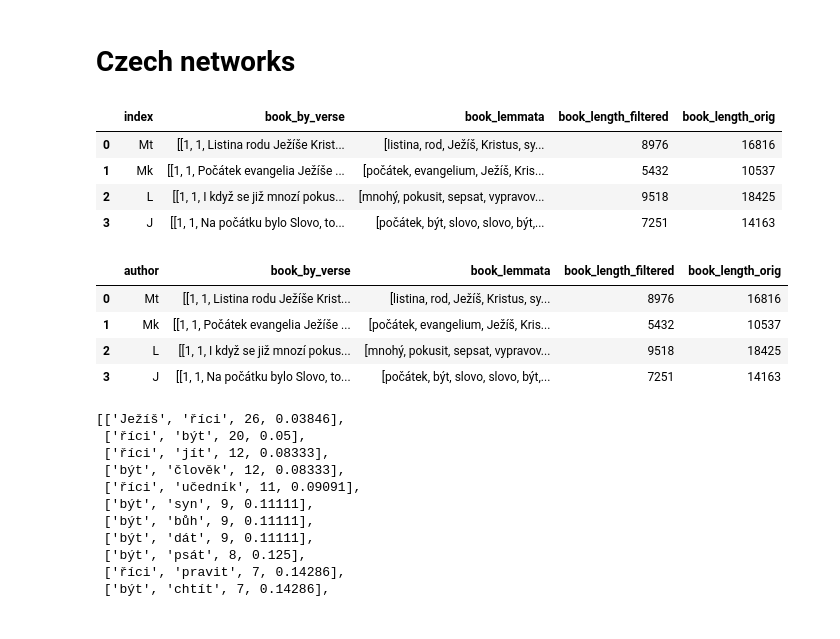
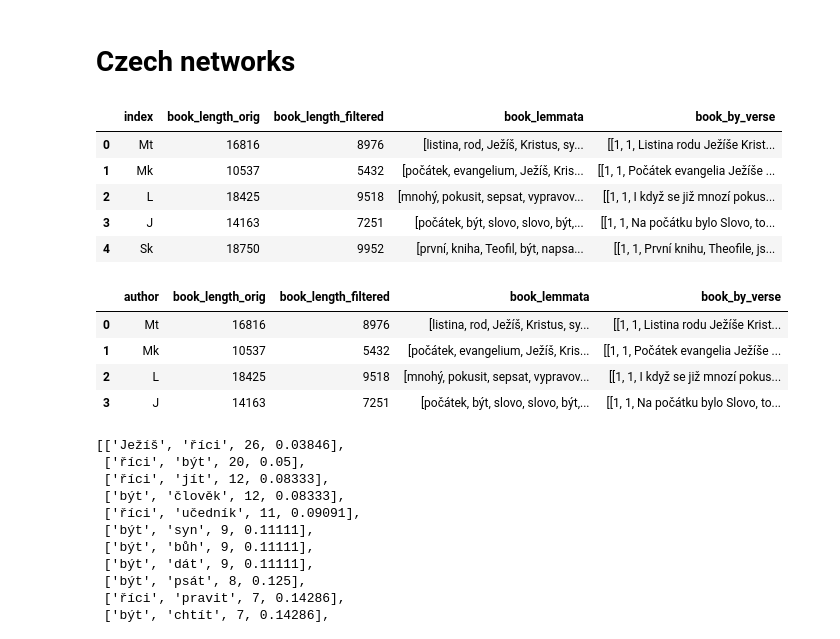
Before and after one commit to kasev/distancni-cteni, a Jupyter notebook: distancni-cteni.ipynb, the cells around one changed output. Cells and saved outputs as stored; diff of their text form; code cells hidden in the pictures.

Commit message:
final data d

```diff
--- a/distancni-cteni.ipynb
+++ b/distancni-cteni.ipynb
@@ -1046,30 +949,31 @@ def configure_plotly_browser_state():
 # for convenience, you can simply start here
 
 ### upload the data in the json/dict format
-with open(gdrive_root + 'data/nt_data_json.json', 'r') as json_file:
-  nt_data = json.loads(json_file.read())
+### use "read_file()" function from sddk package to read preprocessed data back into our environment
+nt_data = sddk.read_file("https://sciencedata.dk/shared/d58d13b674881c9b7ca8ba3dff25c51d?download", "dict")
 
 evangelia = ["Mt", "Mk", "L", "J"]
 # %%
 ### after recent changes, it is more meaningful to turn to dataframe here
 
 nt_data = pd.DataFrame(nt_data).T.reset_index()
-nt_data.r(4)
+nt_data.head(5)
 # %% [output]
-|  | index | book_by_verse | book_lemmata | book_length_filtered | book_length_orig |
-| 0 | Mt | [[1, 1, Listina rodu Ježíše Krist... | [listina, rod, Ježíš, Kristus, sy... | 8976 | 16816 |
-| 1 | Mk | [[1, 1, Počátek evangelia Ježíše ... | [počátek, evangelium, Ježíš, Kris... | 5432 | 10537 |
-| 2 | L | [[1, 1, I když se již mnozí pokus... | [mnohý, pokusit, sepsat, vypravov... | 9518 | 18425 |
-| 3 | J | [[1, 1, Na počátku bylo Slovo, to... | [počátek, být, slovo, slovo, být,... | 7251 | 14163 |
+|  | index | book_length_orig | book_length_filtered | book_lemmata | book_by_verse |
+| 0 | Mt | 16816 | 8976 | [listina, rod, Ježíš, Kristus, sy... | [[1, 1, Listina rodu Ježíše Krist... |
+| 1 | Mk | 10537 | 5432 | [počátek, evangelium, Ježíš, Kris... | [[1, 1, Počátek evangelia Ježíše ... |
+| 2 | L | 18425 | 9518 | [mnohý, pokusit, sepsat, vypravov... | [[1, 1, I když se již mnozí pokus... |
+| 3 | J | 14163 | 7251 | [počátek, být, slovo, slovo, být,... | [[1, 1, Na počátku bylo Slovo, to... |
+| 4 | Sk | 18750 | 9952 | [první, kniha, Teofil, být, napsa... | [[1, 1, První knihu, Theofile, js... |
 # %%
-nt_data.rename(columns={"book_abbr": "author"}, inplace=True)
+nt_data.rename(columns={"index": "author"}, inplace=True)
 nt_data.head(4)
 # %% [output]
-|  | author | book_by_verse | book_lemmata | book_length_filtered | book_length_orig |
-| 0 | Mt | [[1, 1, Listina rodu Ježíše Krist... | [listina, rod, Ježíš, Kristus, sy... | 8976 | 16816 |
-| 1 | Mk | [[1, 1, Počátek evangelia Ježíše ... | [počátek, evangelium, Ježíš, Kris... | 5432 | 10537 |
-| 2 | L | [[1, 1, I když se již mnozí pokus... | [mnohý, pokusit, sepsat, vypravov... | 9518 | 18425 |
-| 3 | J | [[1, 1, Na počátku bylo Slovo, to... | [počátek, být, slovo, slovo, být,... | 7251 | 14163 |
+|  | author | book_length_orig | book_length_filtered | book_lemmata | book_by_verse |
+| 0 | Mt | 16816 | 8976 | [listina, rod, Ježíš, Kristus, sy... | [[1, 1, Listina rodu Ježíše Krist... |
+| 1 | Mk | 10537 | 5432 | [počátek, evangelium, Ježíš, Kris... | [[1, 1, Počátek evangelia Ježíše ... |
+| 2 | L | 18425 | 9518 | [mnohý, pokusit, sepsat, vypravov... | [[1, 1, I když se již mnozí pokus... |
+| 3 | J | 14163 | 7251 | [počátek, být, slovo, slovo, být,... | [[1, 1, Na počátku bylo Slovo, to... |
 # %%
 ego_network_data(nt_data, "book_lemmata", "Mk", "otec", 30)
 # %% [output]
```
Also changed, not shown: parts of 59 cells of this notebook, 3 other files.
